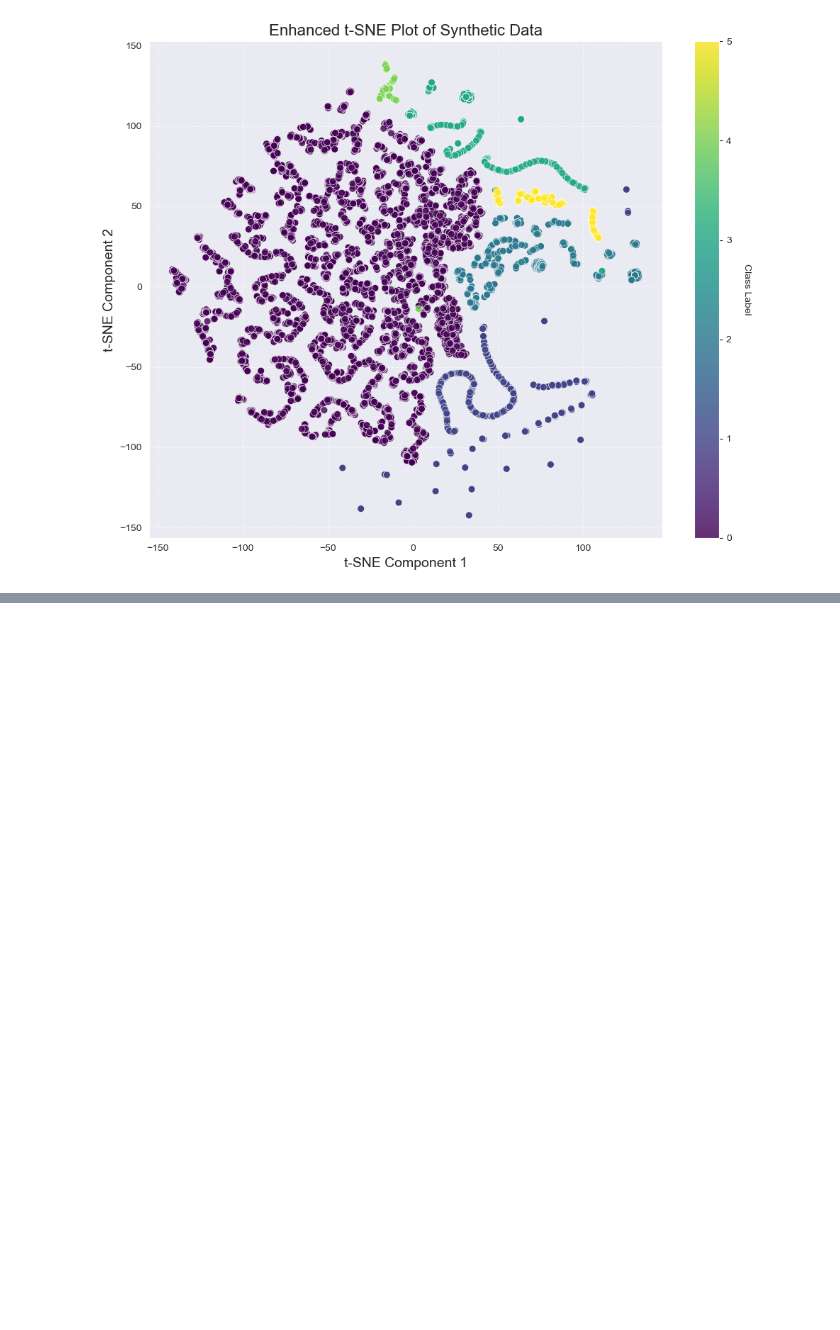
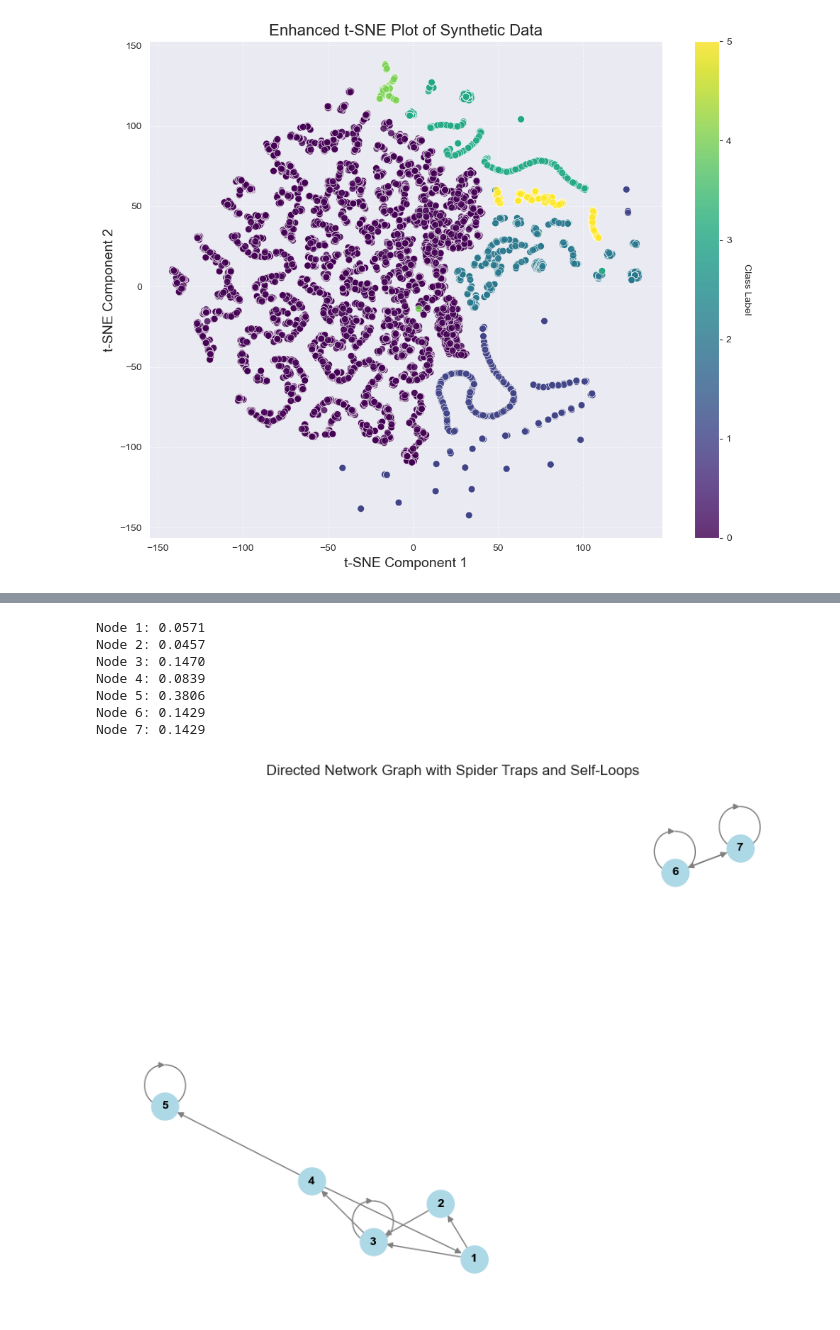
Before and after one commit to l4vd/Ba_first_tries, a Jupyter notebook: models/Original_MLP/try.ipynb, the cells around one changed output, grey strips where cells are left out. Cells and saved outputs as stored; diff of their text form; code cells hidden in the pictures; blank space fills up the shorter version.

```diff
--- a/models/Original_MLP/try.ipynb
+++ b/models/Original_MLP/try.ipynb
@@ -1218,0 +1368,36 @@ plt.show()
+# %%
+import networkx as nx
+import matplotlib.pyplot as plt
+
+# Create a directed graph
+G = nx.DiGraph()
+
+# Add edges, including self-loops and spider traps
+edges = [(1, 2), (1, 3), (2, 3), (3, 4), (4, 1), (4, 5),
+         (3, 3), (5, 5), (6, 7), (7, 6), (6, 6), (7, 7)]  # Spider trap in nodes 6 and 7
+G.add_edges_from(edges)
+
+# Calculate PageRank with a damping factor of 0.85 to solve spider traps
+pagerank_values = nx.pagerank(G, alpha=0.85)
+
+# Print PageRank values
+for node, rank in pagerank_values.items():
+    print(f"Node {node}: {rank:.4f}")
+
+# Define positions for a better layout
+pos = nx.spring_layout(G)
+
+# Plot the graph
+plt.figure(figsize=(8, 6))
+nx.draw(G, pos, with_labels=True, node_size=500, node_color='lightblue', font_size=10, font_weight='bold', edge_color='gray', arrows=True)
+plt.title('Directed Network Graph with Spider Traps and Self-Loops')
+plt.show()
+# %% [output]
+Node 1: 0.0571
+Node 2: 0.0457
+Node 3: 0.1470
+Node 4: 0.0839
+Node 5: 0.3806
+Node 6: 0.1429
+Node 7: 0.1429
+[figure, added]
```
Also changed, not shown: parts of 11 cells of this notebook, 2 other files.
